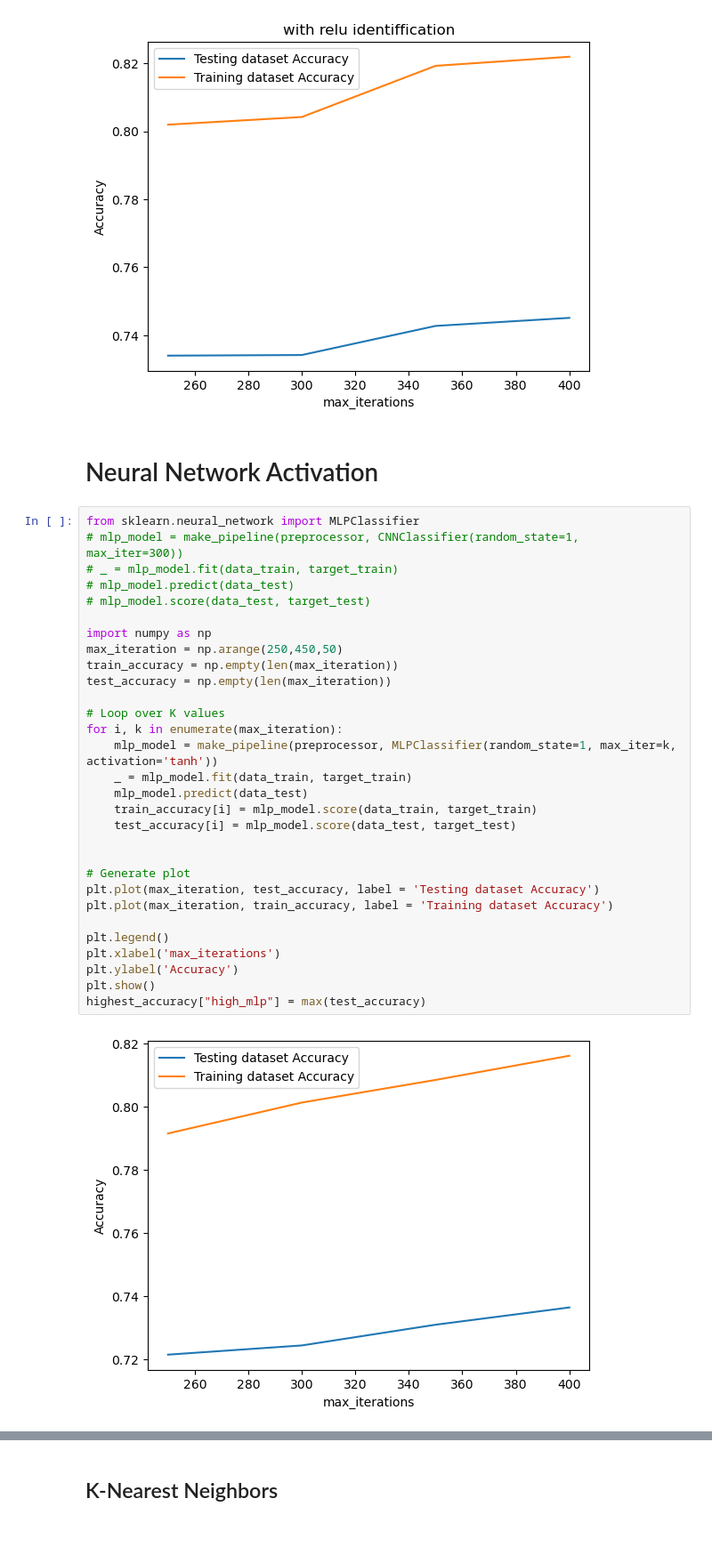
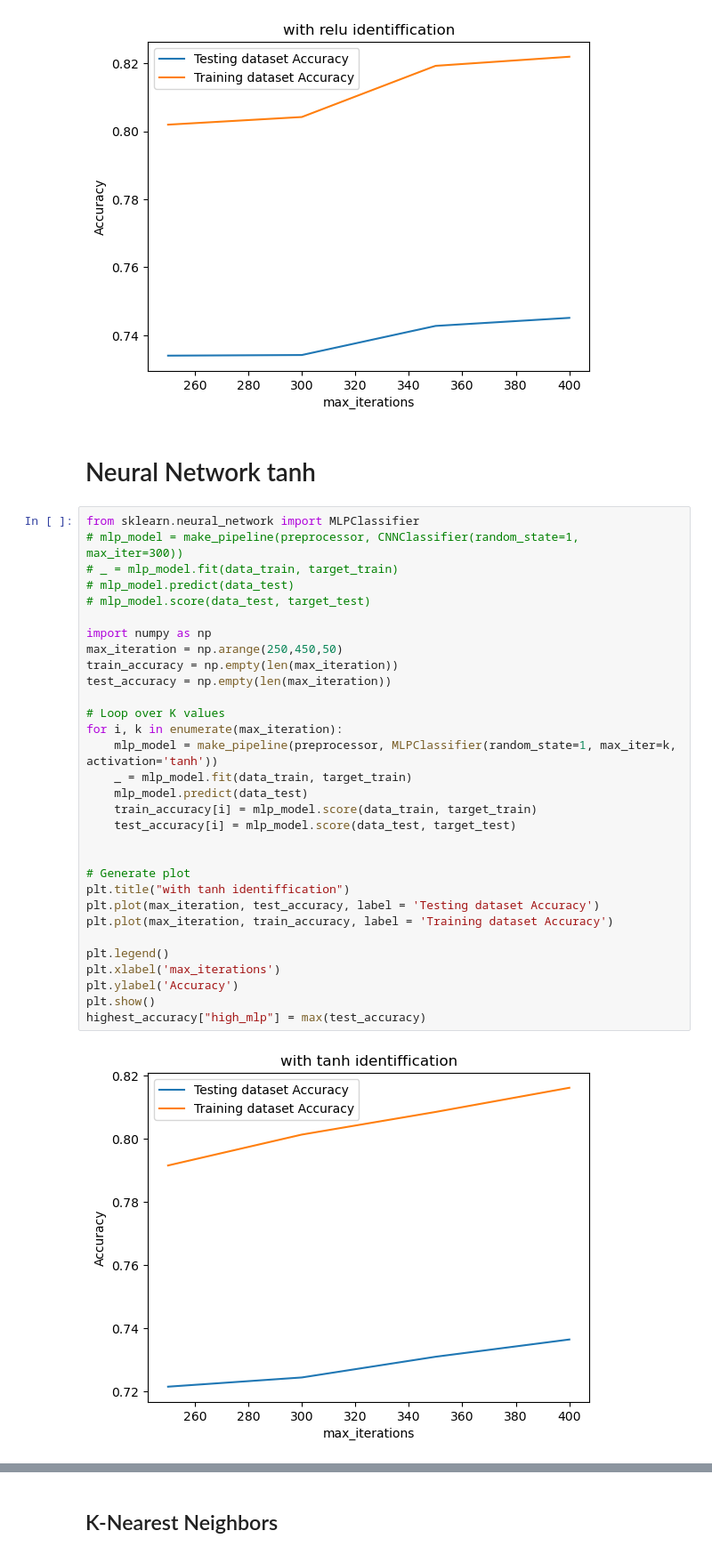
Before and after one commit to AlbertNg02/food-insecurity-prediction, a Jupyter notebook: data_explore.ipynb, the cells around one changed output, grey strips where cells are left out. Shown at 89% size. Cells and saved outputs as stored; diff of their text form.

```diff
--- a/data_explore.ipynb
+++ b/data_explore.ipynb
@@ -560,36 +560,37 @@ highest_accuracy["high_mlp"] = max(test_accuracy)
 # %% [output]
 [figure]
 # %% [markdown]
-# Neural Network Activation
+# Neural Network tanh
 # %%
 from sklearn.neural_network import MLPClassifier
 # mlp_model = make_pipeline(preprocessor, CNNClassifier(random_state=1, max_iter=300))
 # _ = mlp_model.fit(data_train, target_train)
 # mlp_model.predict(data_test)
 # mlp_model.score(data_test, target_test)
 
 import numpy as np
 max_iteration = np.arange(250,450,50)
 train_accuracy = np.empty(len(max_iteration))
 test_accuracy = np.empty(len(max_iteration))
 
 # Loop over K values
 for i, k in enumerate(max_iteration):
     mlp_model = make_pipeline(preprocessor, MLPClassifier(random_state=1, max_iter=k, activation='tanh'))
     _ = mlp_model.fit(data_train, target_train)
     mlp_model.predict(data_test)
     train_accuracy[i] = mlp_model.score(data_train, target_train)
     test_accuracy[i] = mlp_model.score(data_test, target_test)
 
 
 # Generate plot
+plt.title("with tanh identiffication")
 plt.plot(max_iteration, test_accuracy, label = 'Testing dataset Accuracy')
 plt.plot(max_iteration, train_accuracy, label = 'Training dataset Accuracy')
 
 plt.legend()
 plt.xlabel('max_iterations')
 plt.ylabel('Accuracy')
 plt.show()
 highest_accuracy["high_mlp"] = max(test_accuracy)
 # %% [output]
-[figure, old version]
+[figure, new version]
```
Also changed, not shown: parts of 3 cells of this notebook.
